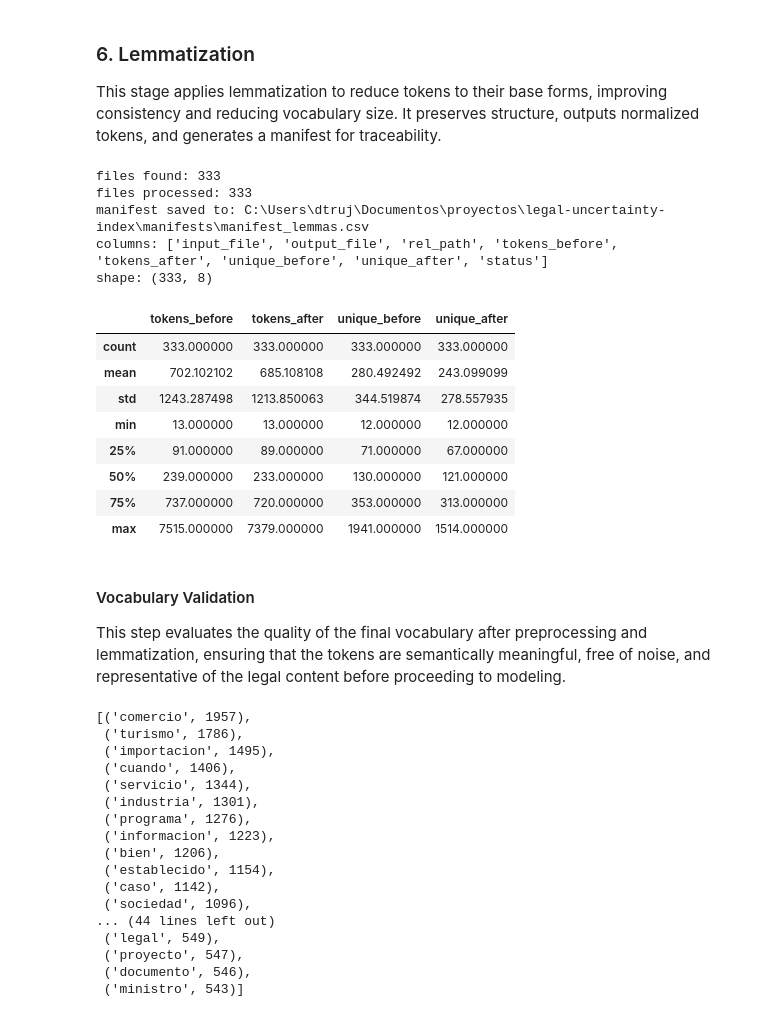
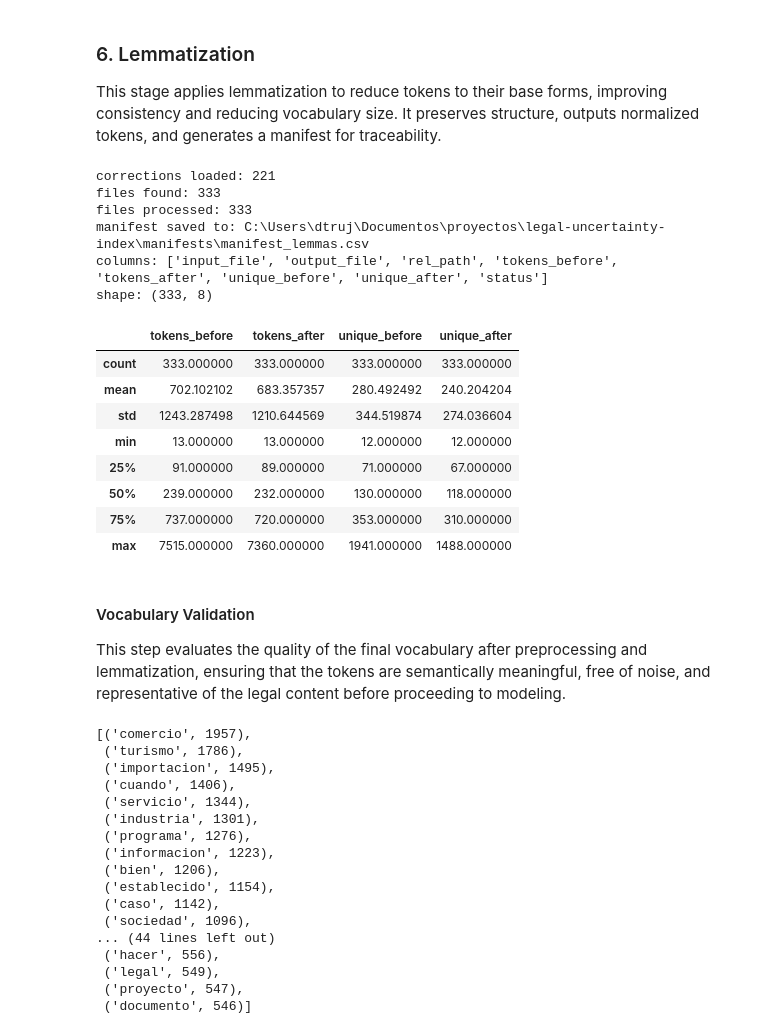
Before and after one commit to tbdorys/legal-uncertainty-index, a Jupyter notebook: notebooks/05_nlp_preprocessing.ipynb, the cells around one changed output. Cells and saved outputs as stored; diff of their text form; code cells hidden in the pictures.

Commit message:
Update NLP preprocessing: integrate lemma correction dictionary and validate vocabulary
Added external lemma correction dictionary and improved vocabulary validation to enhance lemmatization quality.

```diff
--- a/notebooks/05_nlp_preprocessing.ipynb
+++ b/notebooks/05_nlp_preprocessing.ipynb
@@ -946,6 +957,7 @@ VALID_DOMAIN_TERMS = {
 # manual corrections for frequent domain-specific cases
 LEMMA_CORRECTIONS = {
     "diar": "dian",
+    "iama": "iamas",
     "autopart": "autoparte",
     "ventar": "venta",
     "abogaciar": "abogacia",
@@ -970,6 +982,36 @@ INVALID_LEMMAS = {
     "abriro", "abrirar", "abogaciar"
 }
 
+import sys
+import importlib
+from pathlib import Path
+
+PROJECT_ROOT = Path().resolve().parents[0]
+sys.path.append(str(PROJECT_ROOT))
+
+import src_python.correction_dictionary as correction_dictionary
+importlib.reload(correction_dictionary)
+
+MALFORMED_LEMMA_CORRECTIONS = correction_dictionary.MALFORMED_LEMMA_CORRECTIONS
+
+print("corrections loaded:", len(MALFORMED_LEMMA_CORRECTIONS))
+
+def normalize_malformed_lemma(lemma: str) -> str:
+    return MALFORMED_LEMMA_CORRECTIONS.get(lemma, lemma)
+
+
+    if lemma.endswith ("bl") and len (lemma) > 4:
+        return lemma + "e"
+
+    if lemma.endswith("ant") and len(lemma) > 4:
+        return lemma + "e"
+
+    # fix malformed -izar verbs  fix malformed -izar verbs
+    if lemma.endswith("icir") and len(lemma) > 5:
+        return lemma [:-4] + "izar"
+
+    return lemma
+
 def lemmatize_tokens(token_list):
     doc = nlp(" ".join(token_list))
     lemmas = []
@@ -988,6 +1030,7 @@ def lemmatize_tokens(token_list):
         for part in lemma_parts:
             # manual corrections
             part = LEMMA_CORRECTIONS.get(part, part)
+            part = normalize_malformed_lemma(part)
 
             # keep valid domain-specific terms
             if part in VALID_DOMAIN_TERMS:
@@ -1033,40 +1076,41 @@ for txt_path in token_files:
         "tokens_after": len(lemmas),
         "unique_before": len(set(tokens)),
         "unique_after": len(set(lemmas)),
         "status": "ok"
     })
 
 df_lemmas = pd.DataFrame(rows)
 df_lemmas.to_csv(LEMMAS_MANIFEST_PATH, index=False, encoding="utf-8")
 
 print("files processed:", len(df_lemmas))
 print("manifest saved to:", LEMMAS_MANIFEST_PATH)
 print("columns:", df_lemmas.columns.tolist())
 print("shape:", df_lemmas.shape)
 
 if not df_lemmas.empty:
     display(
         df_lemmas[
             ["tokens_before", "tokens_after", "unique_before", "unique_after"]
         ].describe()
     )
 else:
     print("df_lemmas is empty. check input path.")
 # %% [output]
+corrections loaded: 221
 files found: 333
 files processed: 333
 manifest saved to: C:\Users\dtruj\Documentos\proyectos\legal-uncertainty-index\manifests\manifest_lemmas.csv
 columns: ['input_file', 'output_file', 'rel_path', 'tokens_before', 'tokens_after', 'unique_before', 'unique_after', 'status']
 shape: (333, 8)
 |  | tokens_before | tokens_after | unique_before | unique_after |
 | count | 333.000000 | 333.000000 | 333.000000 | 333.000000 |
-| mean | 702.102102 | 685.108108 | 280.492492 | 243.099099 |
-| std | 1243.287498 | 1213.850063 | 344.519874 | 278.557935 |
+| mean | 702.102102 | 683.357357 | 280.492492 | 240.204204 |
+| std | 1243.287498 | 1210.644569 | 344.519874 | 274.036604 |
 | min | 13.000000 | 13.000000 | 12.000000 | 12.000000 |
 | 25% | 91.000000 | 89.000000 | 71.000000 | 67.000000 |
-| 50% | 239.000000 | 233.000000 | 130.000000 | 121.000000 |
-| 75% | 737.000000 | 720.000000 | 353.000000 | 313.000000 |
-| max | 7515.000000 | 7379.000000 | 1941.000000 | 1514.000000 |
+| 50% | 239.000000 | 232.000000 | 130.000000 | 118.000000 |
+| 75% | 737.000000 | 720.000000 | 353.000000 | 310.000000 |
+| max | 7515.000000 | 7360.000000 | 1941.000000 | 1488.000000 |
 # %% [markdown]
 #### Vocabulary Validation
 This step evaluates the quality of the final vocabulary after preprocessing and lemmatization, ensuring that the tokens are semantically meaningful, free of noise, and representative of the legal content before proceeding to modeling.
@@ -1096,7 +1140,7 @@ freq.most_common(60)
  ('caso', 1142),
  ('sociedad', 1096),
 ... (44 lines left out)
+ ('hacer', 556),
  ('legal', 549),
  ('proyecto', 547),
- ('documento', 546),
- ('ministro', 543)]
+ ('documento', 546)]
```
Also changed, not shown: parts of 5 cells of this notebook.
